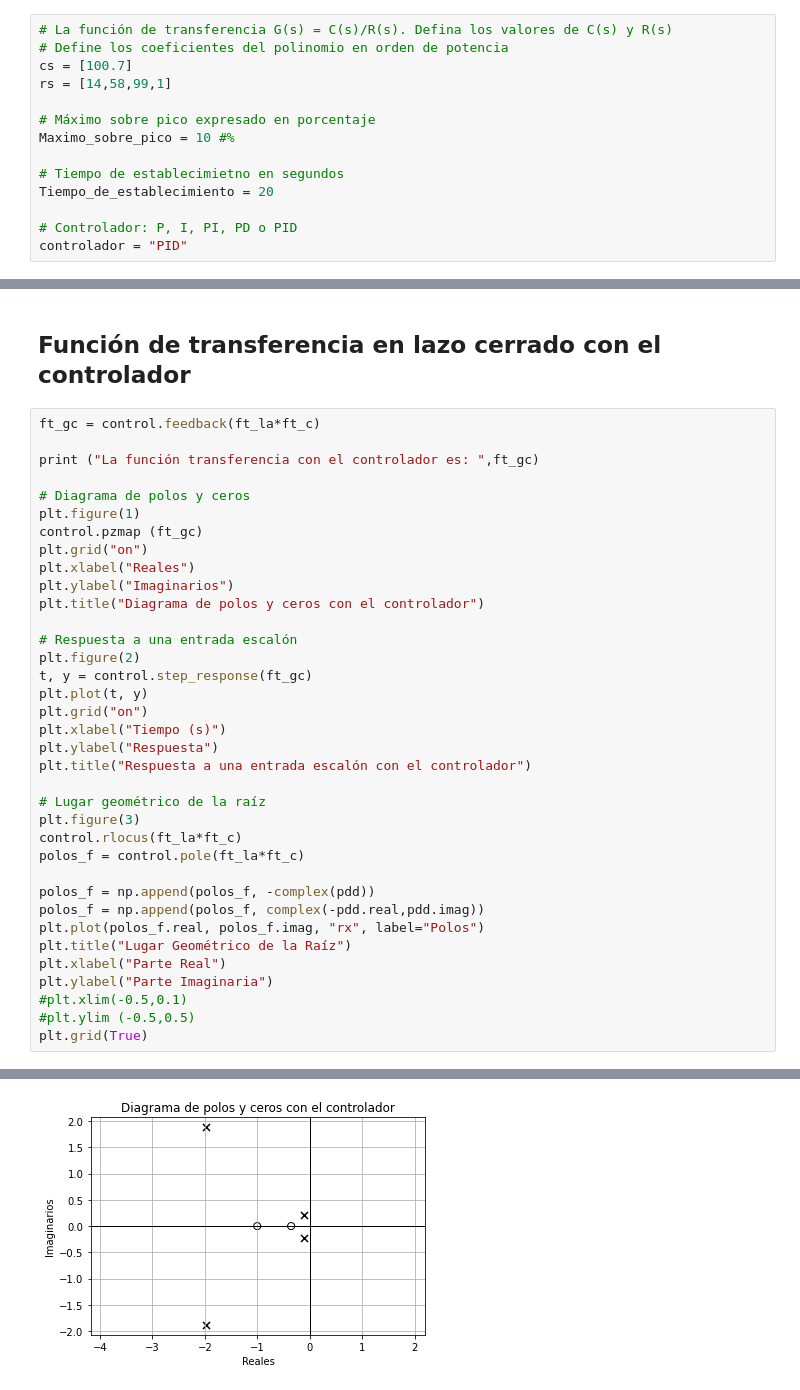
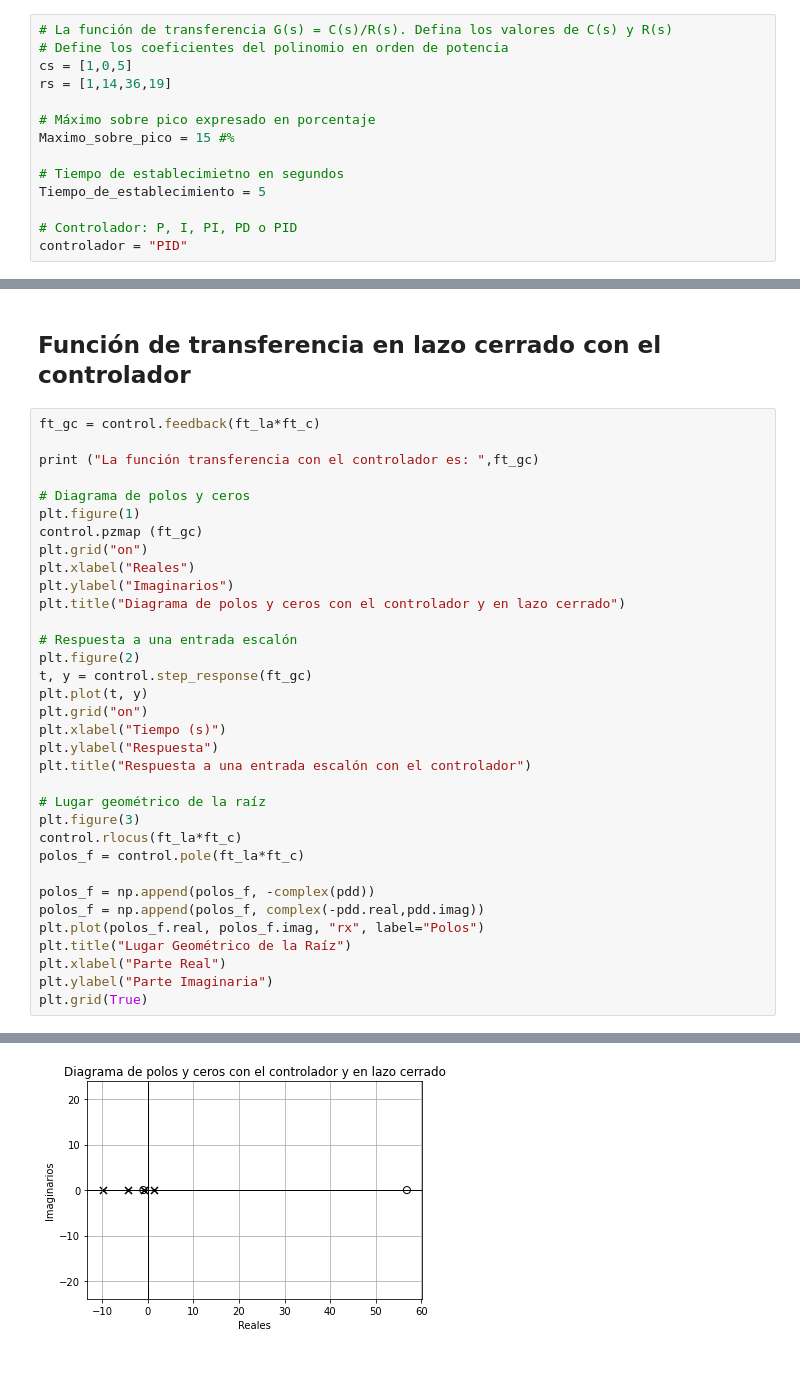
Before and after one commit to Sirangua/Diseno_de_Controladores-Control, a Jupyter notebook: main.ipynb, the cells around one changed output, grey strips where cells are left out. Cells and saved outputs as stored; diff of their text form.

```diff
--- a/main.ipynb
+++ b/main.ipynb
@@ -14,14 +14,14 @@ import matplotlib.pyplot as plt
 # %%
 # La función de transferencia G(s) = C(s)/R(s). Defina los valores de C(s) y R(s)
 # Define los coeficientes del polinomio en orden de potencia
-cs = [100.7]
-rs = [14,58,99,1]
+cs = [1,0,5]
+rs = [1,14,36,19]
 
 # Máximo sobre pico expresado en porcentaje
-Maximo_sobre_pico = 10 #%
+Maximo_sobre_pico = 15 #%
 
 # Tiempo de establecimietno en segundos
-Tiempo_de_establecimiento = 20
+Tiempo_de_establecimiento = 5
 
 # Controlador: P, I, PI, PD o PID
 controlador = "PID"
@@ -276,7 +284,7 @@ control.pzmap (ft_gc)
 plt.grid("on")
 plt.xlabel("Reales")
 plt.ylabel("Imaginarios")
-plt.title("Diagrama de polos y ceros con el controlador")
+plt.title("Diagrama de polos y ceros con el controlador y en lazo cerrado")
 
 # Respuesta a una entrada escalón
 plt.figure(2)
@@ -298,8 +306,6 @@ plt.plot(polos_f.real, polos_f.imag, "rx", label="Polos")
 plt.title("Lugar Geométrico de la Raíz")
 plt.xlabel("Parte Real")
 plt.ylabel("Parte Imaginaria")
-#plt.xlim(-0.5,0.1)
-#plt.ylim (-0.5,0.5)
 plt.grid(True)
 # %% [output]
 La función transferencia con el controlador es:
@@ -309 +315 @@ La función transferencia con el controlador es:
-[figure, old version]
+[figure, new version]
```
Also changed, not shown: parts of 9 cells of this notebook, 1 other file.
